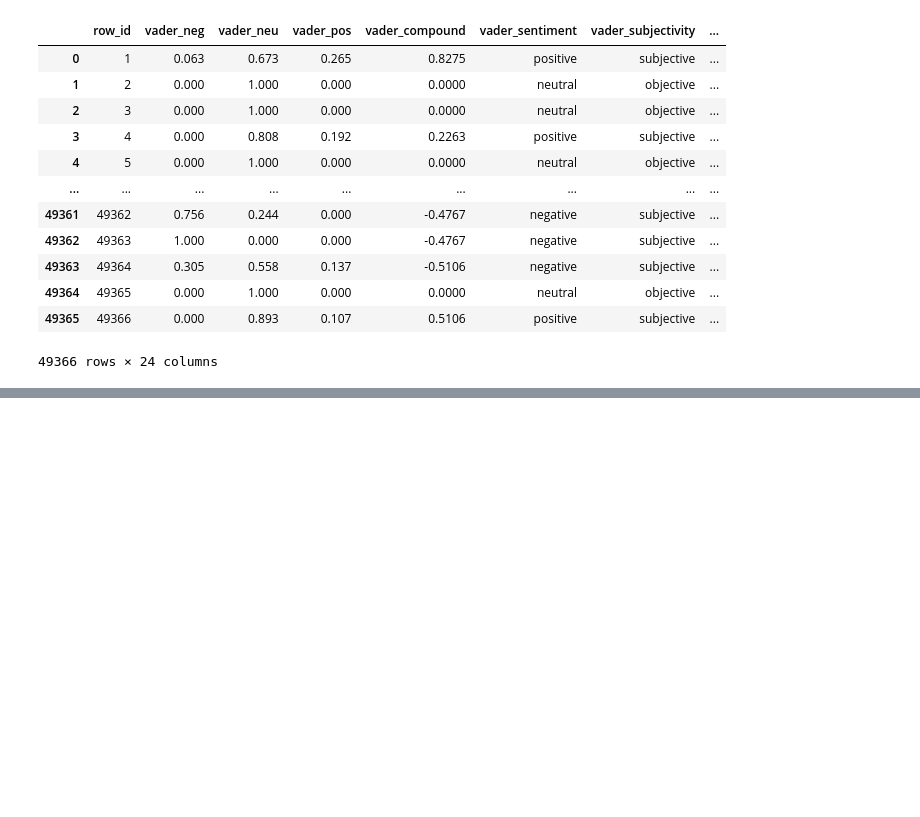
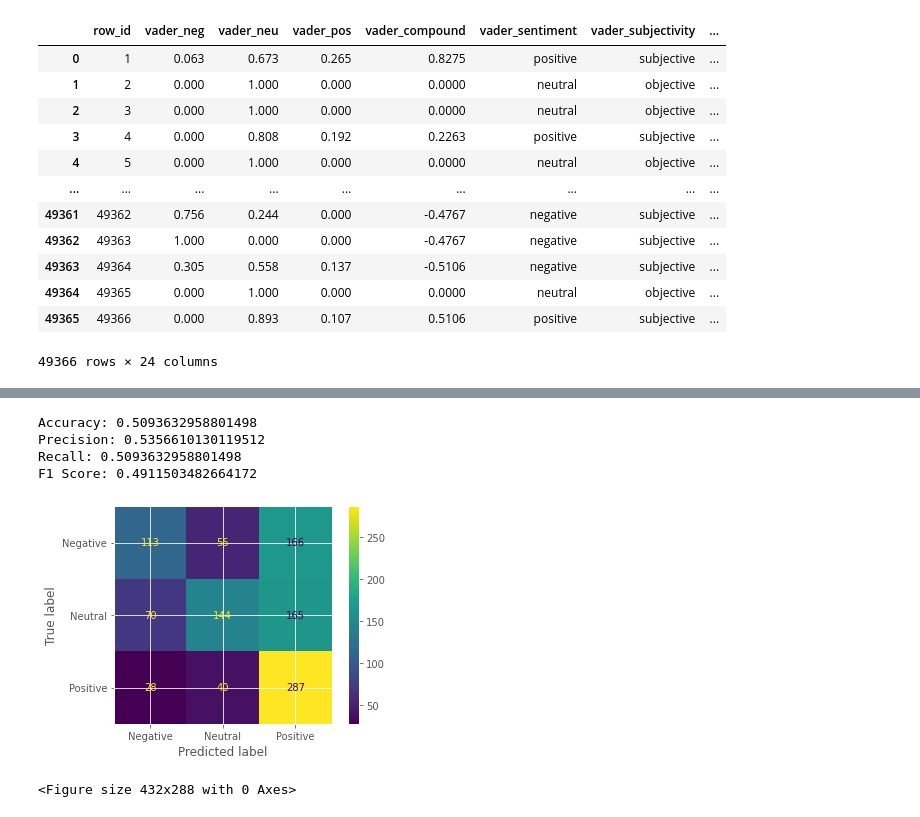
Before and after one commit to ao9000/SC4021-Project, a Jupyter notebook: Polarity_and_Subjectivity_Detection.ipynb, the cells around one changed output, grey strips where cells are left out. Saved outputs shown, nothing was run; the diff lists cells and outputs as text; code cells hidden in the pictures; blank space fills up the shorter version.

```diff
--- a/Polarity_and_Subjectivity_Detection.ipynb
+++ b/Polarity_and_Subjectivity_Detection.ipynb
@@ -235,0 +346,29 @@ vaders.to_csv('VadersTextBlobCombinedData.csv', index=False)
+# %%
+accuracy = accuracy_score(merged_df['annotator_combined'], merged_df['textblob_sentiment'])
+precision = precision_score(merged_df['annotator_combined'], merged_df['textblob_sentiment'], average='weighted')
+recall = recall_score(merged_df['annotator_combined'], merged_df['textblob_sentiment'], average='weighted')
+f1 = f1_score(merged_df['annotator_combined'], merged_df['textblob_sentiment'], average='weighted')
+
+print("Accuracy:", accuracy)
+print("Precision:", precision)
+print("Recall:", recall)
+print("F1 Score:", f1)
+# %% [output]
+Accuracy: 0.5093632958801498
+Precision: 0.5356610130119512
+Recall: 0.5093632958801498
+F1 Score: 0.4911503482664172
+# %%
+from sklearn.metrics import confusion_matrix, ConfusionMatrixDisplay
+import matplotlib.pyplot as plt
+
+cm = confusion_matrix(merged_df['annotator_combined'], merged_df['textblob_sentiment'])
+
+cmd = ConfusionMatrixDisplay(cm, display_labels=['Negative', 'Neutral', 'Positive'])
+cmd.plot()
+plt.show()
+
+plt.savefig('confusion_matrix_textblob.png')
+# %% [output]
+[figure, added]
+<Figure size 432x288 with 0 Axes>
```
Also changed, not shown: parts of 12 cells of this notebook, 4 other files.
